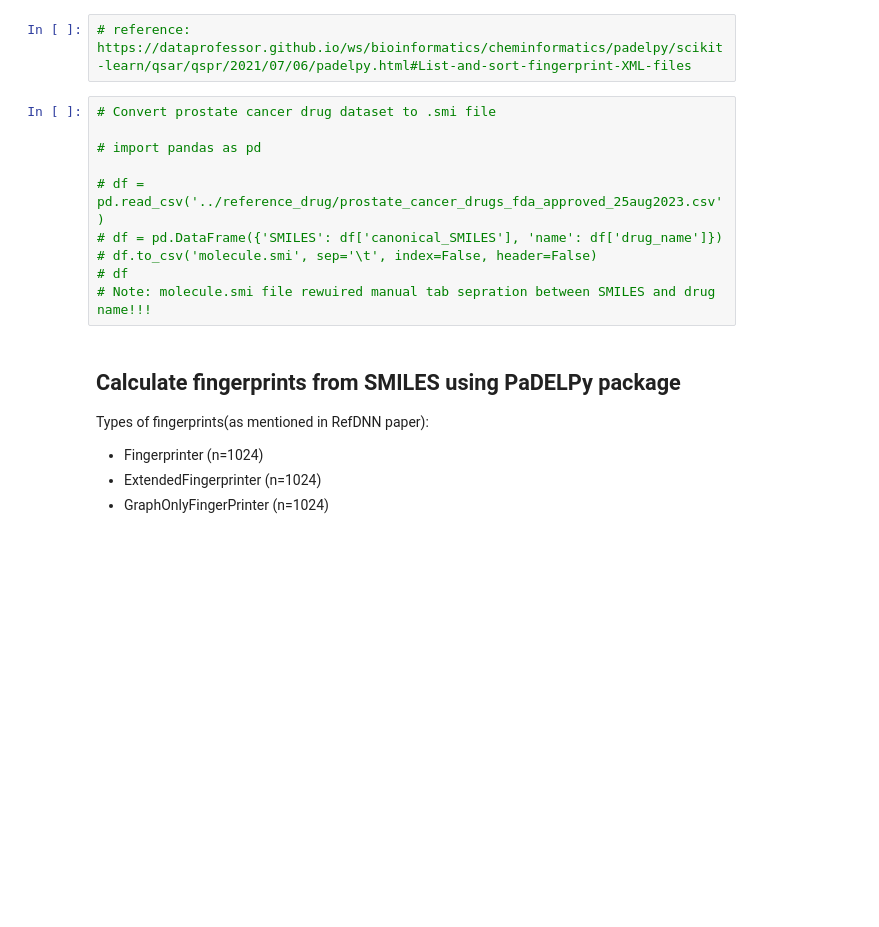
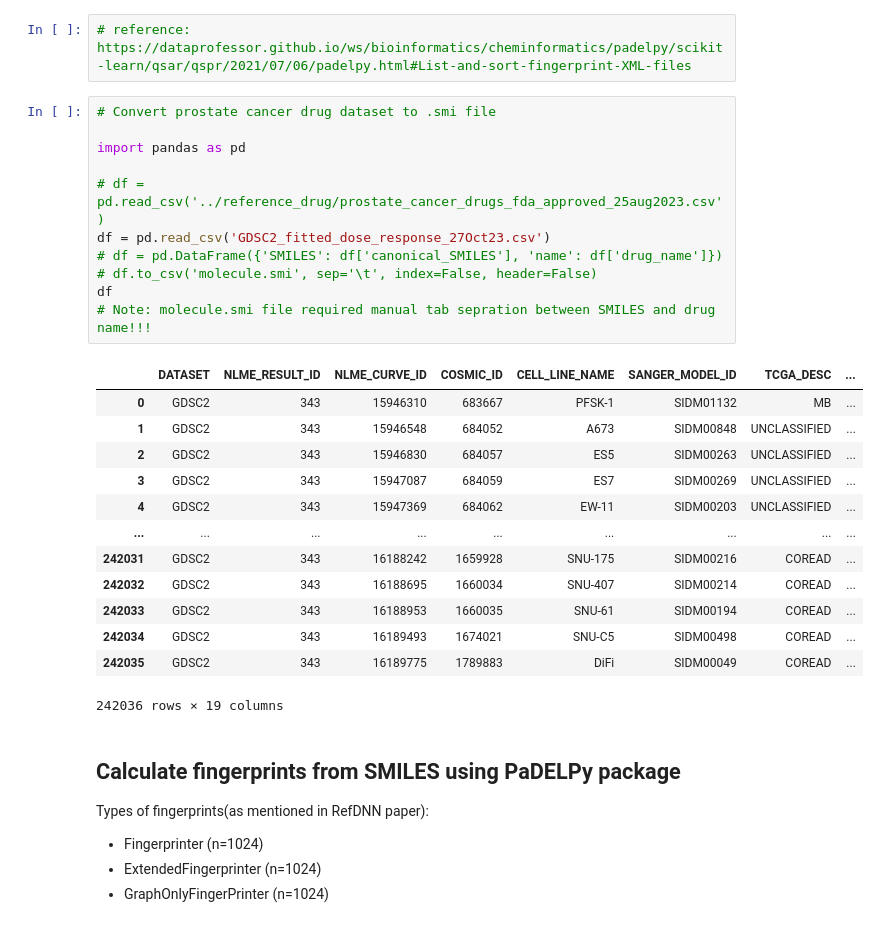
Before and after one commit to debnathk/dleps, a Jupyter notebook: code/DLEPS/reference_drug/reference_drug.ipynb, the cells around one changed output. Drawn from its saved outputs; the diff is of its cells as text; blank space fills up the shorter version.

```diff
--- a/code/DLEPS/reference_drug/reference_drug.ipynb
+++ b/code/DLEPS/reference_drug/reference_drug.ipynb
@@ -3,13 +3,28 @@
 # %%
 # Convert prostate cancer drug dataset to .smi file
 
-# import pandas as pd
+import pandas as pd
 
 # df = pd.read_csv('../reference_drug/prostate_cancer_drugs_fda_approved_25aug2023.csv')
+df = pd.read_csv('GDSC2_fitted_dose_response_27Oct23.csv')
 # df = pd.DataFrame({'SMILES': df['canonical_SMILES'], 'name': df['drug_name']})
 # df.to_csv('molecule.smi', sep='\t', index=False, header=False)
-# df
-# Note: molecule.smi file rewuired manual tab sepration between SMILES and drug name!!!
+df
+# Note: molecule.smi file required manual tab sepration between SMILES and drug name!!!
+# %% [output]
+|  | DATASET | NLME_RESULT_ID | NLME_CURVE_ID | COSMIC_ID | CELL_LINE_NAME | SANGER_MODEL_ID | TCGA_DESC | ... |
+| 0 | GDSC2 | 343 | 15946310 | 683667 | PFSK-1 | SIDM01132 | MB | ... |
+| 1 | GDSC2 | 343 | 15946548 | 684052 | A673 | SIDM00848 | UNCLASSIFIED | ... |
+| 2 | GDSC2 | 343 | 15946830 | 684057 | ES5 | SIDM00263 | UNCLASSIFIED | ... |
+| 3 | GDSC2 | 343 | 15947087 | 684059 | ES7 | SIDM00269 | UNCLASSIFIED | ... |
+| 4 | GDSC2 | 343 | 15947369 | 684062 | EW-11 | SIDM00203 | UNCLASSIFIED | ... |
+| ... | ... | ... | ... | ... | ... | ... | ... | ... |
+| 242031 | GDSC2 | 343 | 16188242 | 1659928 | SNU-175 | SIDM00216 | COREAD | ... |
+| 242032 | GDSC2 | 343 | 16188695 | 1660034 | SNU-407 | SIDM00214 | COREAD | ... |
+| 242033 | GDSC2 | 343 | 16188953 | 1660035 | SNU-61 | SIDM00194 | COREAD | ... |
+| 242034 | GDSC2 | 343 | 16189493 | 1674021 | SNU-C5 | SIDM00498 | COREAD | ... |
+| 242035 | GDSC2 | 343 | 16189775 | 1789883 | DiFi | SIDM00049 | COREAD | ... |
+242036 rows × 19 columns
 # %% [markdown]
 ## Calculate fingerprints from SMILES using PaDELPy package
 Types of fingerprints(as mentioned in RefDNN paper):
```
Also changed, not shown: 2 other files.
